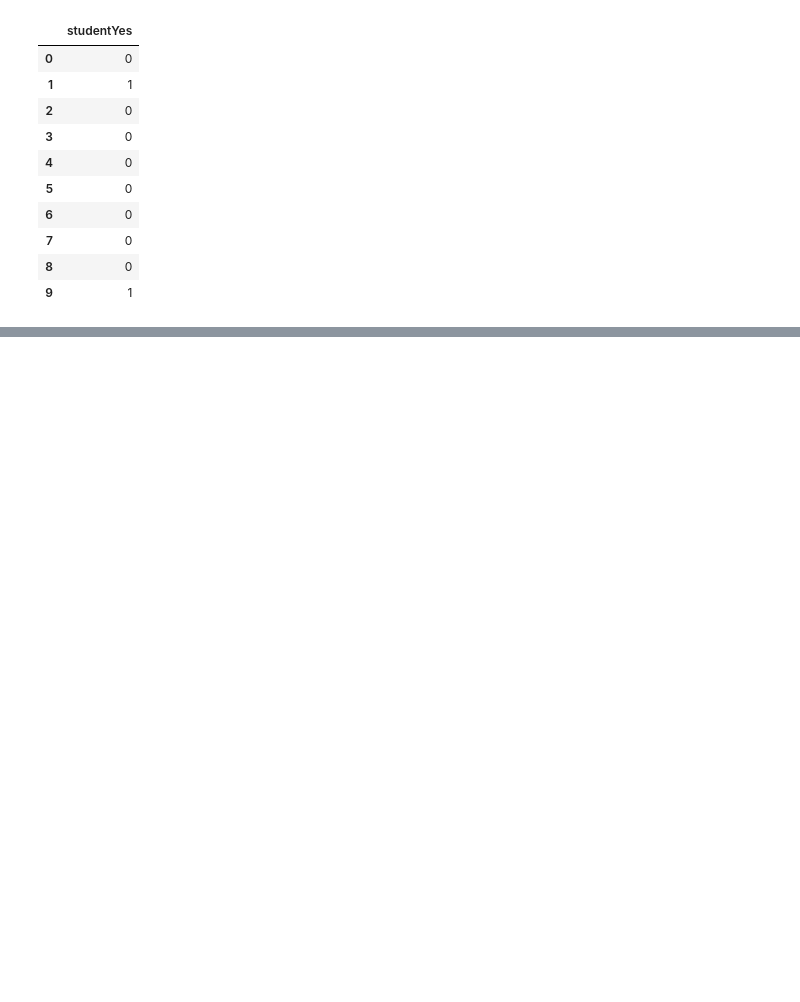
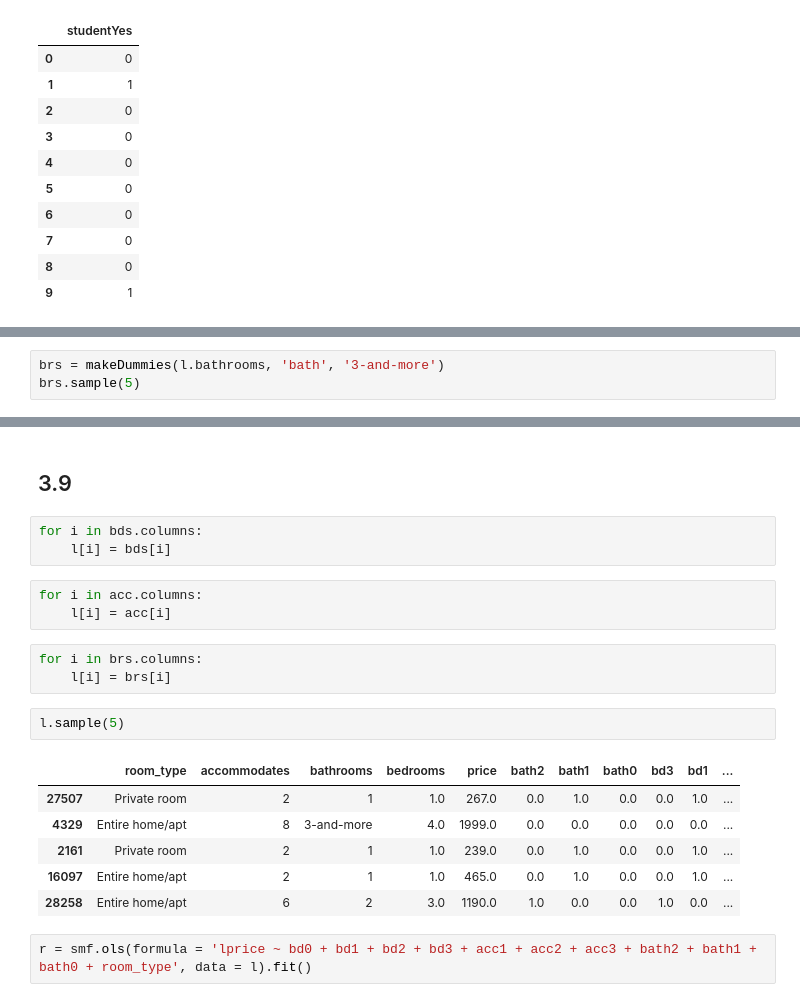
Before and after one commit to simrankota/info370, a Jupyter notebook: assignments/ps-multiple-regression.ipynb, the cells around one changed output, grey strips where cells are left out. Drawn from its saved outputs; the diff is of its cells as text; blank space fills up the shorter version.

```diff
--- a/assignments/ps-multiple-regression.ipynb
+++ b/assignments/ps-multiple-regression.ipynb
@@ -237,0 +583,3 @@ test3.head(10)
+# %%
+brs = makeDummies(l.bathrooms, 'bath', '3-and-more')
+brs.sample(5)
@@ -237,0 +593,22 @@ test3.head(10)
+# %% [markdown]
+## 3.9
+# %%
+for i in bds.columns:
+    l[i] = bds[i]
+# %%
+for i in acc.columns:
+    l[i] = acc[i]
+# %%
+for i in brs.columns:
+    l[i] = brs[i]
+# %%
+l.sample(5)
+# %% [output]
+|  | room_type | accommodates | bathrooms | bedrooms | price | bath2 | bath1 | bath0 | bd3 | bd1 | ... |
+| 27507 | Private room | 2 | 1 | 1.0 | 267.0 | 0.0 | 1.0 | 0.0 | 0.0 | 1.0 | ... |
+| 4329 | Entire home/apt | 8 | 3-and-more | 4.0 | 1999.0 | 0.0 | 0.0 | 0.0 | 0.0 | 0.0 | ... |
+| 2161 | Private room | 2 | 1 | 1.0 | 239.0 | 0.0 | 1.0 | 0.0 | 0.0 | 1.0 | ... |
+| 16097 | Entire home/apt | 2 | 1 | 1.0 | 465.0 | 0.0 | 1.0 | 0.0 | 0.0 | 1.0 | ... |
+| 28258 | Entire home/apt | 6 | 2 | 3.0 | 1190.0 | 1.0 | 0.0 | 0.0 | 1.0 | 0.0 | ... |
+# %%
+r = smf.ols(formula = 'lprice ~ bd0 + bd1 + bd2 + bd3 + acc1 + acc2 + acc3 + bath2 + bath1 + bath0 + room_type', data = l).fit()
```
Also changed, not shown: parts of 79 cells of this notebook.
